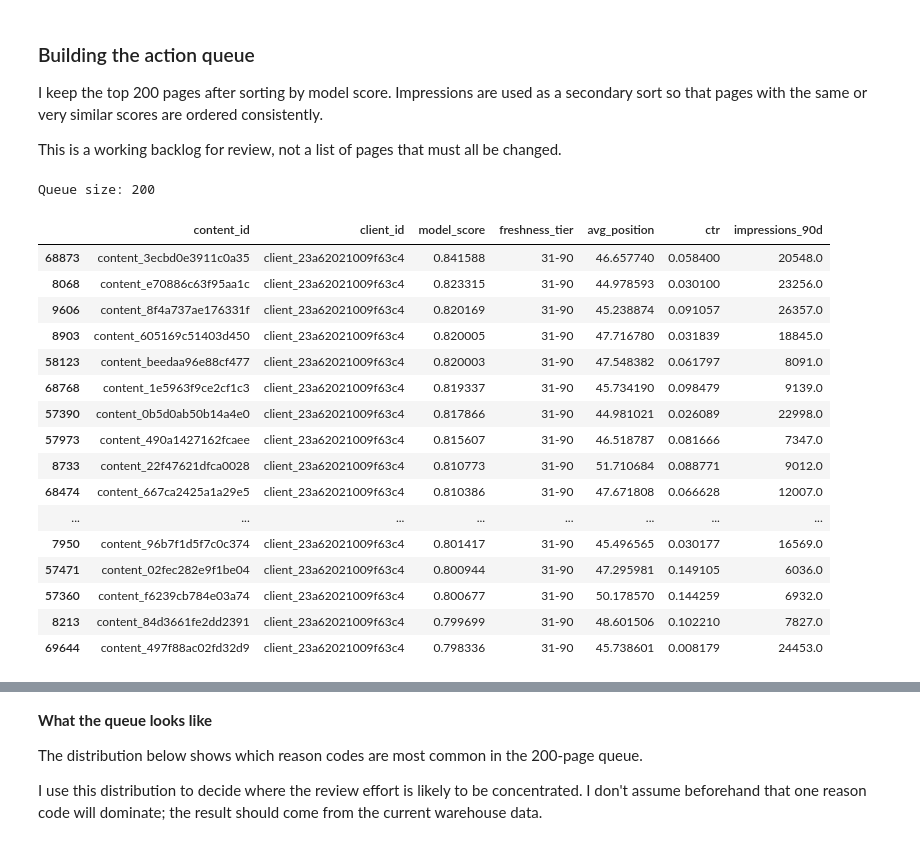
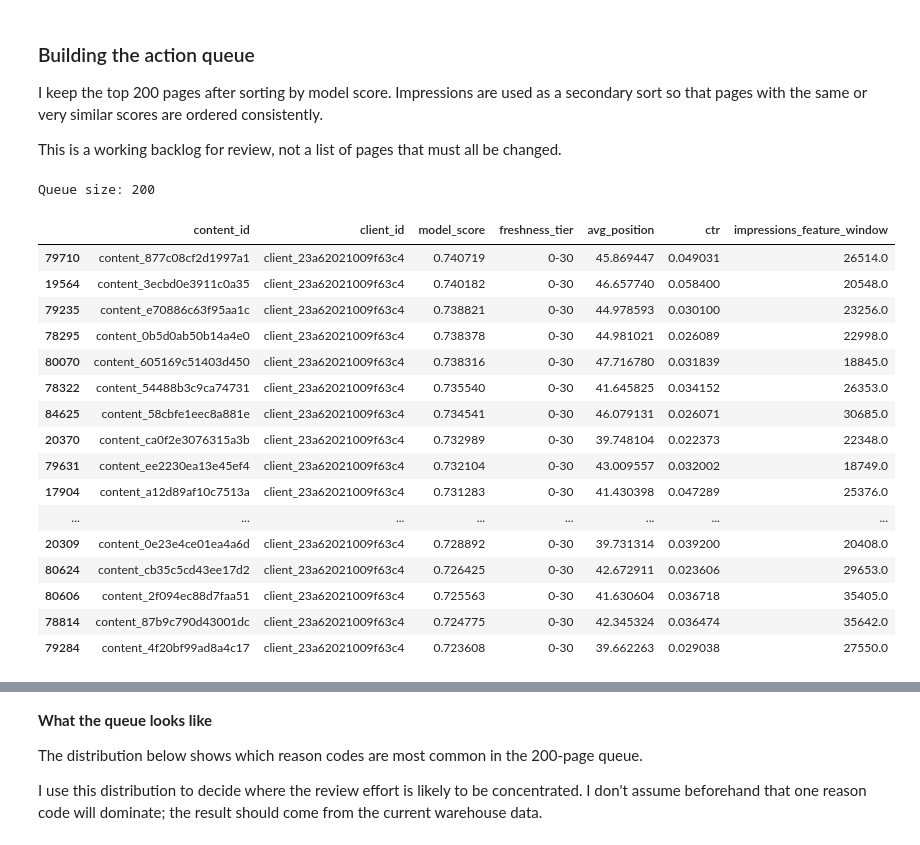
Before and after one commit to KinzaAsif2456/discoverey, a Jupyter notebook: work/notebooks/w07_action_playbook.ipynb, the cells around one changed output, grey strips where cells are left out. Cells and saved outputs as stored; diff of their text form; code cells hidden in the pictures.

```diff
--- a/work/notebooks/w07_action_playbook.ipynb
+++ b/work/notebooks/w07_action_playbook.ipynb
@@ -262,7 +262,7 @@ Metadata columns:
 # STEP 6 — Recreate freshness tier
 
 
-REFERENCE_DATE = pd.Timestamp("2026-03-31")
+REFERENCE_DATE = pd.Timestamp(FEAT_END)
 
 df["content_updated_date"] = pd.to_datetime(
     df["content_updated_date"],
@@ -340,15 +342,14 @@ df["low_ctr_flag"] = (
     &
     (df["ctr"] < CTR_THRESHOLD)
     &
-    (df["impressions_90d"] >= 500)
+    (df["impressions_feature_window"] >= 500)
 )
 
 df["is_decoy"] = (
     (df["freshness_tier"] == "181+")
     &
-    (df["impressions_90d"] >= IMPRESSION_DECOY_LEVEL)
+    (df["impressions_feature_window"] >= IMPRESSION_DECOY_LEVEL)
 )
-
 print("Stale pages:", df["stale_flag"].sum())
 print("Low CTR pages:", df["low_ctr_flag"].sum())
 print("High-traffic stale pages:", df["is_decoy"].sum())
@@ -385,10 +386,11 @@ FEATURES = [
     "freshness_tier_enc",
     "avg_position",
     "ctr",
-    "impressions_90d",
+    "impressions_feature_window",
     "avg_position_missing"
 ]
 
+
 print("Features used by final RF:")
 print(FEATURES)
 # %% [output]
@@ -414,17 +416,7 @@ df["ctr"] = (
     .fillna(0)
 )
 
-df["impressions_90d"] = (
-    df["impressions_90d"]
+df["impressions_feature_window"] = (
+    df["impressions_feature_window"]
     .fillna(0)
 )
-
-print(
-    "Missing model values:"
-)
-
-print(
-    df[FEATURES]
-    .isna()
-    .sum()
-)
@@ -491,52 +492,52 @@ This is a working backlog for review, not a list of pages that must all be chang
 # STEP 11 — Create ranked action queue
 
 
 queue_size = 200
 
 queue_df = (
     df
     .sort_values(
-        ["model_score", "impressions_90d"],
+        ["model_score", "impressions_feature_window"],
         ascending=[False, False]
     )
     .head(queue_size)
     .copy()
 )
 
 print("Queue size:", len(queue_df))
 
 display(
     queue_df[
         [
             "content_id",
             "client_id",
             "model_score",
             "freshness_tier",
             "avg_position",
             "ctr",
-            "impressions_90d"
+            "impressions_feature_window"
         ]
     ].head(20)
 )
 # %% [output]
 Queue size: 200
-|  | content_id | client_id | model_score | freshness_tier | avg_position | ctr | impressions_90d |
-| 68873 | content_3ecbd0e3911c0a35 | client_23a62021009f63c4 | 0.841588 | 31-90 | 46.657740 | 0.058400 | 20548.0 |
-| 8068 | content_e70886c63f95aa1c | client_23a62021009f63c4 | 0.823315 | 31-90 | 44.978593 | 0.030100 | 23256.0 |
-| 9606 | content_8f4a737ae176331f | client_23a62021009f63c4 | 0.820169 | 31-90 | 45.238874 | 0.091057 | 26357.0 |
-| 8903 | content_605169c51403d450 | client_23a62021009f63c4 | 0.820005 | 31-90 | 47.716780 | 0.031839 | 18845.0 |
-| 58123 | content_beedaa96e88cf477 | client_23a62021009f63c4 | 0.820003 | 31-90 | 47.548382 | 0.061797 | 8091.0 |
-| 68768 | content_1e5963f9ce2cf1c3 | client_23a62021009f63c4 | 0.819337 | 31-90 | 45.734190 | 0.098479 | 9139.0 |
-| 57390 | content_0b5d0ab50b14a4e0 | client_23a62021009f63c4 | 0.817866 | 31-90 | 44.981021 | 0.026089 | 22998.0 |
-| 57973 | content_490a1427162fcaee | client_23a62021009f63c4 | 0.815607 | 31-90 | 46.518787 | 0.081666 | 7347.0 |
-| 8733 | content_22f47621dfca0028 | client_23a62021009f63c4 | 0.810773 | 31-90 | 51.710684 | 0.088771 | 9012.0 |
-| 68474 | content_667ca2425a1a29e5 | client_23a62021009f63c4 | 0.810386 | 31-90 | 47.671808 | 0.066628 | 12007.0 |
+|  | content_id | client_id | model_score | freshness_tier | avg_position | ctr | impressions_feature_window |
+| 79710 | content_877c08cf2d1997a1 | client_23a62021009f63c4 | 0.740719 | 0-30 | 45.869447 | 0.049031 | 26514.0 |
+| 19564 | content_3ecbd0e3911c0a35 | client_23a62021009f63c4 | 0.740182 | 0-30 | 46.657740 | 0.058400 | 20548.0 |
+| 79235 | content_e70886c63f95aa1c | client_23a62021009f63c4 | 0.738821 | 0-30 | 44.978593 | 0.030100 | 23256.0 |
+| 78295 | content_0b5d0ab50b14a4e0 | client_23a62021009f63c4 | 0.738378 | 0-30 | 44.981021 | 0.026089 | 22998.0 |
+| 80070 | content_605169c51403d450 | client_23a62021009f63c4 | 0.738316 | 0-30 | 47.716780 | 0.031839 | 18845.0 |
+| 78322 | content_54488b3c9ca74731 | client_23a62021009f63c4 | 0.735540 | 0-30 | 41.645825 | 0.034152 | 26353.0 |
+| 84625 | content_58cbfe1eec8a881e | client_23a62021009f63c4 | 0.734541 | 0-30 | 46.079131 | 0.026071 | 30685.0 |
+| 20370 | content_ca0f2e3076315a3b | client_23a62021009f63c4 | 0.732989 | 0-30 | 39.748104 | 0.022373 | 22348.0 |
+| 79631 | content_ee2230ea13e45ef4 | client_23a62021009f63c4 | 0.732104 | 0-30 | 43.009557 | 0.032002 | 18749.0 |
+| 17904 | content_a12d89af10c7513a | client_23a62021009f63c4 | 0.731283 | 0-30 | 41.430398 | 0.047289 | 25376.0 |
 | ... | ... | ... | ... | ... | ... | ... | ... |
-| 7950 | content_96b7f1d5f7c0c374 | client_23a62021009f63c4 | 0.801417 | 31-90 | 45.496565 | 0.030177 | 16569.0 |
-| 57471 | content_02fec282e9f1be04 | client_23a62021009f63c4 | 0.800944 | 31-90 | 47.295981 | 0.149105 | 6036.0 |
-| 57360 | content_f6239cb784e03a74 | client_23a62021009f63c4 | 0.800677 | 31-90 | 50.178570 | 0.144259 | 6932.0 |
-| 8213 | content_84d3661fe2dd2391 | client_23a62021009f63c4 | 0.799699 | 31-90 | 48.601506 | 0.102210 | 7827.0 |
-| 69644 | content_497f88ac02fd32d9 | client_23a62021009f63c4 | 0.798336 | 31-90 | 45.738601 | 0.008179 | 24453.0 |
+| 20309 | content_0e23e4ce01ea4a6d | client_23a62021009f63c4 | 0.728892 | 0-30 | 39.731314 | 0.039200 | 20408.0 |
+| 80624 | content_cb35c5cd43ee17d2 | client_23a62021009f63c4 | 0.726425 | 0-30 | 42.672911 | 0.023606 | 29653.0 |
+| 80606 | content_2f094ec88d7faa51 | client_23a62021009f63c4 | 0.725563 | 0-30 | 41.630604 | 0.036718 | 35405.0 |
+| 78814 | content_87b9c790d43001dc | client_23a62021009f63c4 | 0.724775 | 0-30 | 42.345324 | 0.036474 | 35642.0 |
+| 79284 | content_4f20bf99ad8a4c17 | client_23a62021009f63c4 | 0.723608 | 0-30 | 39.662263 | 0.029038 | 27550.0 |
 # %%
 
 # STEP 12 — Assign reason codes
```
Also changed, not shown: parts of 31 cells of this notebook.
